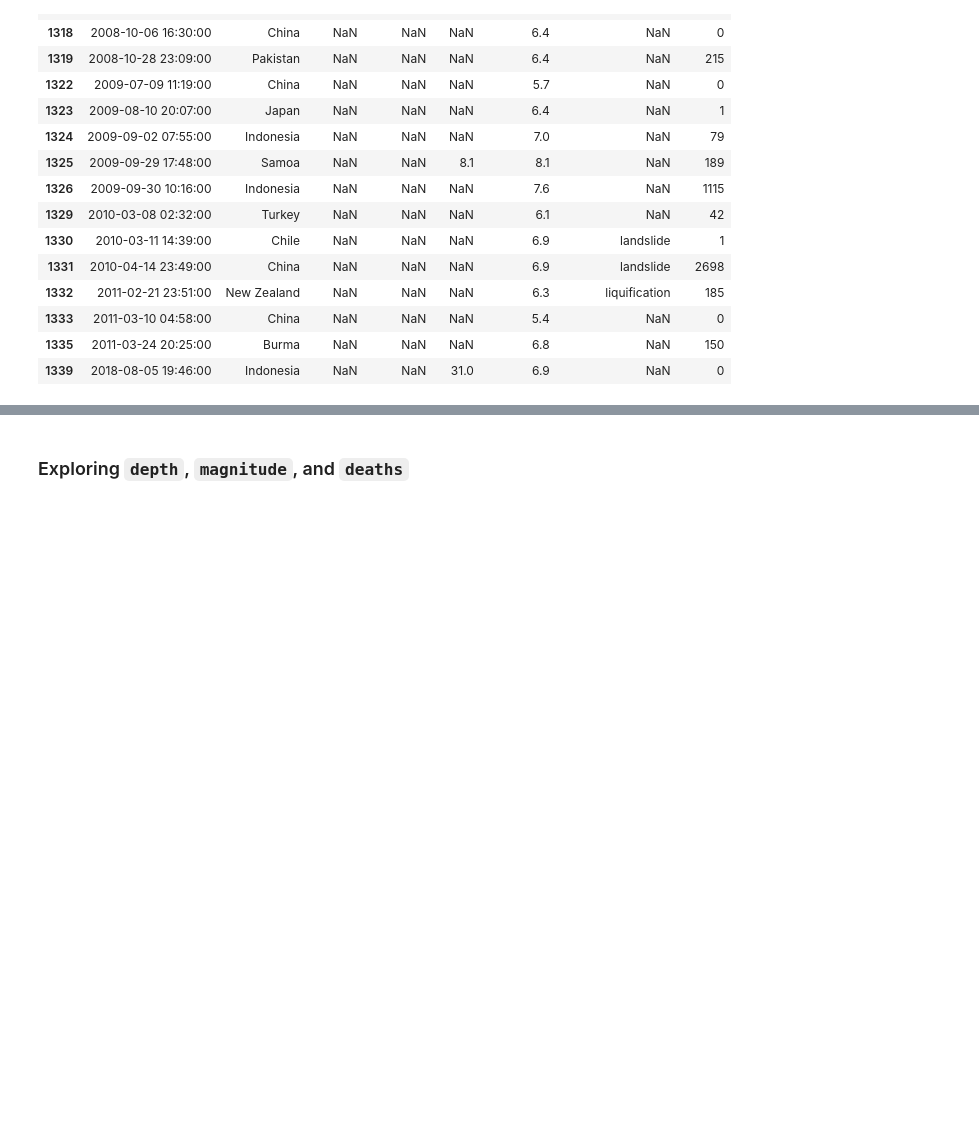
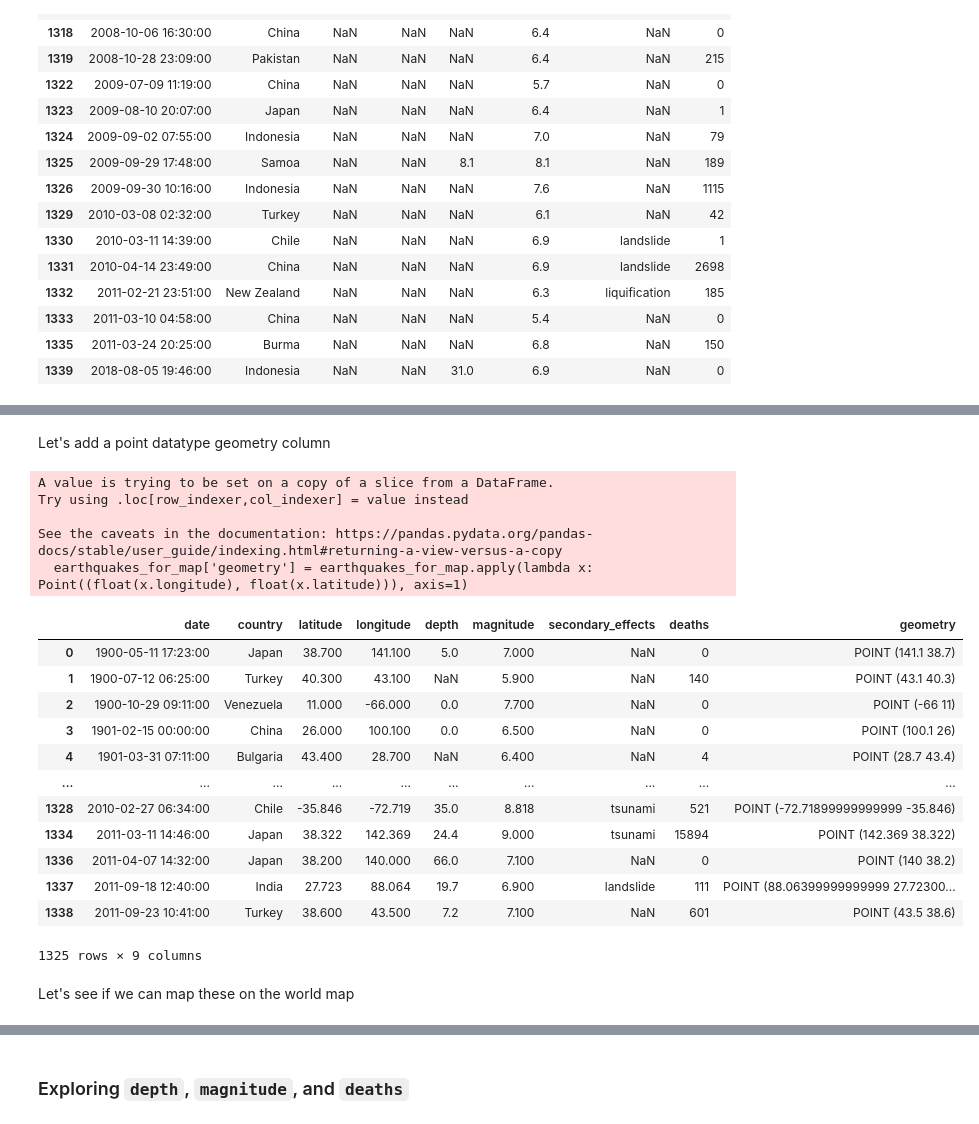
Before and after one commit to nss-data-science-cohort-4/dq3-earthquakes-amdquake, a Jupyter notebook: notebook/mr-part-1-analysis.ipynb, the cells around one changed output, grey strips where cells are left out. Drawn from its saved outputs; the diff is of its cells as text; code cells hidden in the pictures; blank space fills up the shorter version.

```diff
--- a/notebook/mr-part-1-analysis.ipynb
+++ b/notebook/mr-part-1-analysis.ipynb
@@ -354,0 +364,3 @@ world_earthquakes[(world_earthquakes["latitude"].isna()) | (world_earthquakes["l
+# %%
+earthquakes_for_map = world_earthquakes[(~world_earthquakes["latitude"].isna()) & (~world_earthquakes["longitude"].isna())]
+earthquakes_for_map
@@ -354,0 +381,26 @@ world_earthquakes[(world_earthquakes["latitude"].isna()) | (world_earthquakes["l
+# %% [markdown]
+Let's add a point datatype geometry column
+# %%
+earthquakes_for_map['geometry'] = earthquakes_for_map.apply(lambda x: Point((float(x.longitude), float(x.latitude))), axis=1)
+earthquakes_for_map
+# %% [output]
+A value is trying to be set on a copy of a slice from a DataFrame.
+Try using .loc[row_indexer,col_indexer] = value instead
+
+See the caveats in the documentation: https://pandas.pydata.org/pandas-docs/stable/user_guide/indexing.html#returning-a-view-versus-a-copy
+  earthquakes_for_map['geometry'] = earthquakes_for_map.apply(lambda x: Point((float(x.longitude), float(x.latitude))), axis=1)
+|  | date | country | latitude | longitude | depth | magnitude | secondary_effects | deaths | geometry |
+| 0 | 1900-05-11 17:23:00 | Japan | 38.700 | 141.100 | 5.0 | 7.000 | NaN | 0 | POINT (141.1 38.7) |
+| 1 | 1900-07-12 06:25:00 | Turkey | 40.300 | 43.100 | NaN | 5.900 | NaN | 140 | POINT (43.1 40.3) |
+| 2 | 1900-10-29 09:11:00 | Venezuela | 11.000 | -66.000 | 0.0 | 7.700 | NaN | 0 | POINT (-66 11) |
+| 3 | 1901-02-15 00:00:00 | China | 26.000 | 100.100 | 0.0 | 6.500 | NaN | 0 | POINT (100.1 26) |
+| 4 | 1901-03-31 07:11:00 | Bulgaria | 43.400 | 28.700 | NaN | 6.400 | NaN | 4 | POINT (28.7 43.4) |
+| ... | ... | ... | ... | ... | ... | ... | ... | ... | ... |
+| 1328 | 2010-02-27 06:34:00 | Chile | -35.846 | -72.719 | 35.0 | 8.818 | tsunami | 521 | POINT (-72.71899999999999 -35.846) |
+| 1334 | 2011-03-11 14:46:00 | Japan | 38.322 | 142.369 | 24.4 | 9.000 | tsunami | 15894 | POINT (142.369 38.322) |
+| 1336 | 2011-04-07 14:32:00 | Japan | 38.200 | 140.000 | 66.0 | 7.100 | NaN | 0 | POINT (140 38.2) |
+| 1337 | 2011-09-18 12:40:00 | India | 27.723 | 88.064 | 19.7 | 6.900 | landslide | 111 | POINT (88.06399999999999 27.72300... |
+| 1338 | 2011-09-23 10:41:00 | Turkey | 38.600 | 43.500 | 7.2 | 7.100 | NaN | 601 | POINT (43.5 38.6) |
+1325 rows × 9 columns
+# %% [markdown]
+Let's see if we can map these on the world map
```
Also changed, not shown: parts of 31 cells of this notebook, 3 other files.
